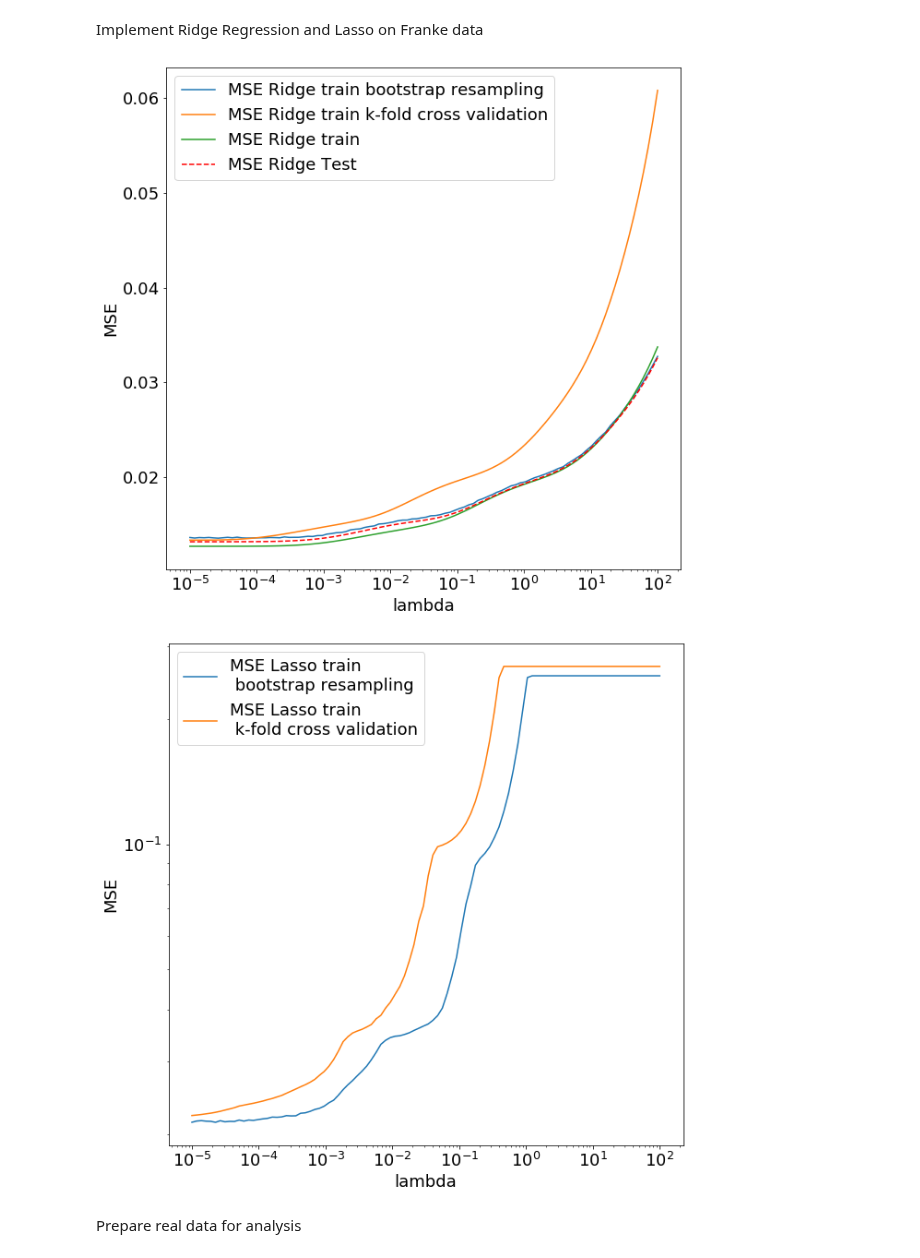
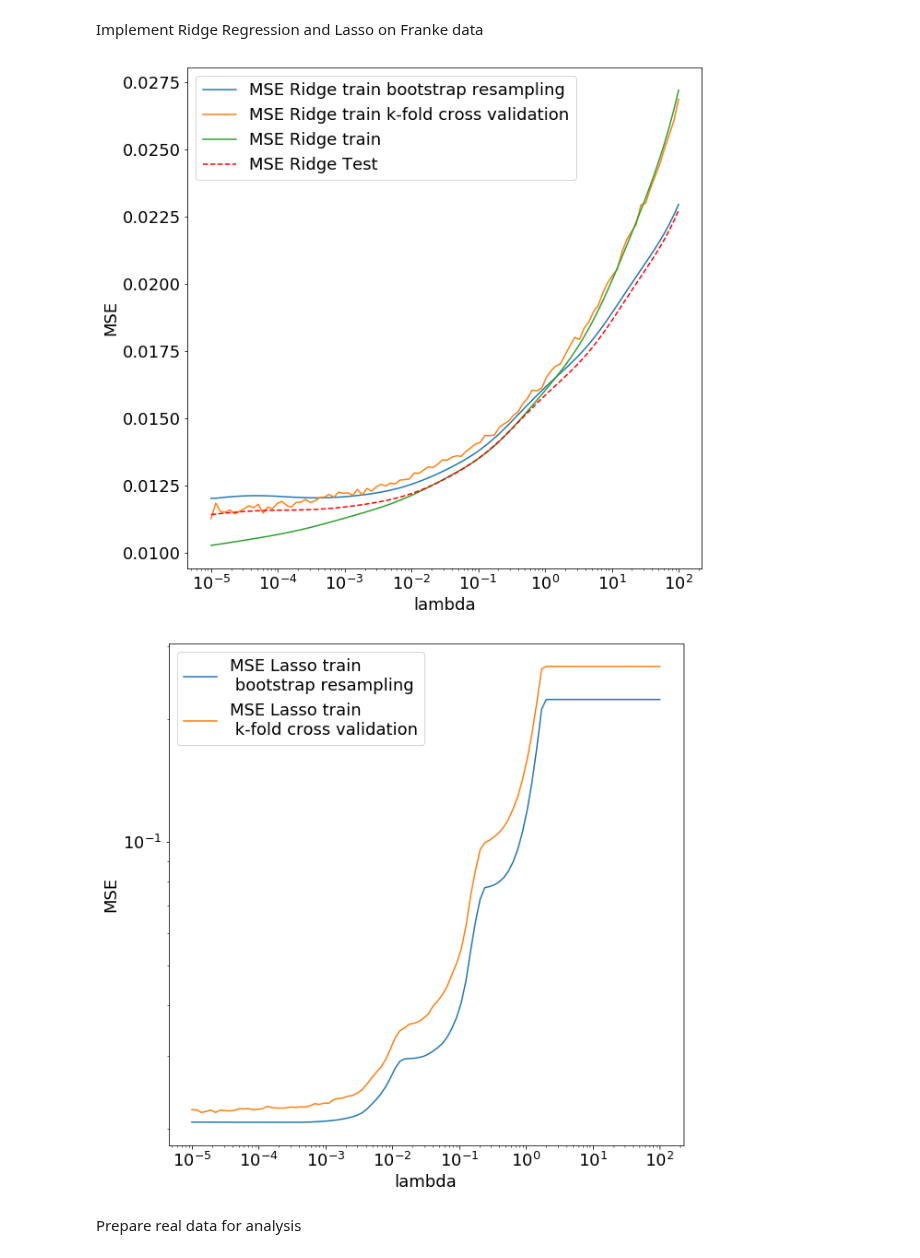
Before and after one commit to tellefs/ML-projects, a Jupyter notebook: project1/project1.ipynb, the cells around one changed output. Drawn from its saved outputs; the diff is of its cells as text; code cells hidden in the pictures.

```diff
--- a/project1/project1.ipynb
+++ b/project1/project1.ipynb
@@ -138,22 +138,22 @@ K-fold cross validation function
 # %%
 def kfold_crossValidation(method, X, z, k_folds, _lambda=1):
 
+    np.random.seed(231243)
+    np.random.shuffle(X)
+    np.random.seed(231243)
+    np.random.shuffle(z)
     z_split = np.array_split(z, k_folds)
     X_split = np.array_split(X, k_folds)
     MSE_test_values = np.zeros(k_folds)
 
     for k in range(k_folds):
-        #np.random.seed(231243)
         z_test = z_split[k]
         z_train = np.concatenate(np.delete(z_split, k, 0))
 
         X_test = X_split[k] #picks out the kth matrix from X
         X_train = np.concatenate(np.delete(X_split, k, 0)) #deletes the kth matrix, and leaves the rest
 
-        scaler = StandardScaler(with_mean = True, with_std = False)
-        scaler.fit(X_train)
-        X_train_scaled = scaler.transform(X_train)
-        X_test_scaled = scaler.transform(X_test)
+        X_train, X_test = scaleData(X_train, X_test)
 
         if method==ols:
             z_predict = ols(X_test, X_train, z_test, z_train)[0]
@@ -195,7 +195,8 @@ def scaleData(X_train, X_test):
 Perform the Ordinary Least Square (OLS) method and print the MSE and R2 results
 # %%
 z, X = generateData(n=1000, polydegree=5, noise_factor=0.1)
-X_train, X_test, z_train, z_test = train_test_split(X,z,test_size=0.2)
+np.random.seed(231243)
+X_train, X_test, z_train, z_test = train_test_split(X, z, test_size=0.2, shuffle=True, random_state=11)
 
 X_train, X_test = scaleData(X_train, X_test)
 
@@ -232,7 +233,7 @@ Study the bias-variance trade-off by plotting the MSE for increasing model compl
 
 Implement bootstrap resampling
 # %%
-max_degree = 15
+max_degree = 12
 degree = np.linspace(1, max_degree, max_degree)
 MSE_test = np.zeros(max_degree)
 MSE_train = np.zeros(max_degree)
@@ -244,8 +245,9 @@ error = np.zeros(max_degree)
 
 for i in range(max_degree):
     z, X = generateData(n = 1000, polydegree = int(degree[i]), noise_factor = 0.1)
+
     np.random.seed(231243)
-    X_train, X_test, z_train, z_test = train_test_split(X,z,test_size=0.2, random_state=11)
+    X_train, X_test, z_train, z_test = train_test_split(X, z, test_size=0.2, shuffle=True, random_state=11)
 
     X_train, X_test = scaleData(X_train, X_test)
     z_predict, z_tilde = ols(X_test, X_train, z_test, z_train)
@@ -351,16 +353,15 @@ plt.show()
 # %% [markdown]
 Implement Ridge Regression and Lasso on Franke data
 # %%
-#perform ridge regression
-
-p = 5 #polynomial degree
+p = 11 #polynomial degree
 nlambdas = 100
 lambdas = np.logspace(-5, 2, nlambdas)
 
 z, X = generateData(n = 1000, polydegree = p, noise_factor = 0.1)
 
 #split data
-X_train, X_test, z_train, z_test = train_test_split(X, z, test_size=0.2)
+np.random.seed(231243)
+X_train, X_test, z_train, z_test = train_test_split(X, z, test_size=0.2, shuffle=True, random_state=11)
 
 X_train, X_test = scaleData(X_train, X_test)
 
@@ -398,35 +399,35 @@ for i in range(nlambdas):
 
     MSE_test_lasso_kfold[i] = kfold_crossValidation(lasso, X, z, k_folds=7, _lambda=_lambda)[0]
 
 
 plt.figure(figsize=(figwidth, figheigth))
 plt.tick_params(axis='both', which='both', labelsize=fontsize)
 plt.plot(lambdas, MSE_test_ridge_bootstrap, label = 'MSE Ridge train bootstrap resampling')
 plt.plot(lambdas, MSE_test_ridge_kfold, label = 'MSE Ridge train k-fold cross validation')
 plt.plot(lambdas, MSE_train_ridge, label = 'MSE Ridge train')
 plt.plot(lambdas, MSE_test_ridge, 'r--', label = 'MSE Ridge Test')
 plt.xscale('log')
 plt.xlabel('lambda', fontsize=fontsize)
 plt.ylabel('MSE', fontsize=fontsize)
 plt.legend(fontsize=fontsize, loc='upper left')
 plt.show()
 
 
 plt.figure(figsize=(figwidth, figheigth))
 plt.tick_params(axis='both', which='both', labelsize=fontsize)
 plt.plot(lambdas, MSE_test_lasso_bootstrap, label = 'MSE Lasso train \n bootstrap resampling')
 plt.plot(lambdas, MSE_test_lasso_kfold, label = 'MSE Lasso train \n k-fold cross validation')
 #plt.plot(lambdas, MSE_train_lasso, label = 'MSE Lasso train')
 #plt.plot(lambdas, MSE_test_lasso, 'r--', label = 'MSE Lasso Test')
 plt.xscale('log')
 plt.yscale('log')
 plt.xlabel('lambda', fontsize=fontsize)
 plt.ylabel('MSE', fontsize=fontsize)
 plt.legend(fontsize=fontsize, loc='upper left')
 plt.show()
 # %% [output]
-[figure, old version]
+[figure, new version]
-[figure, old version]
+[figure, new version]
 # %% [markdown]
 Prepare real data for analysis
 # %%
```
Also changed, not shown: parts of 8 cells of this notebook, 4 other files.
